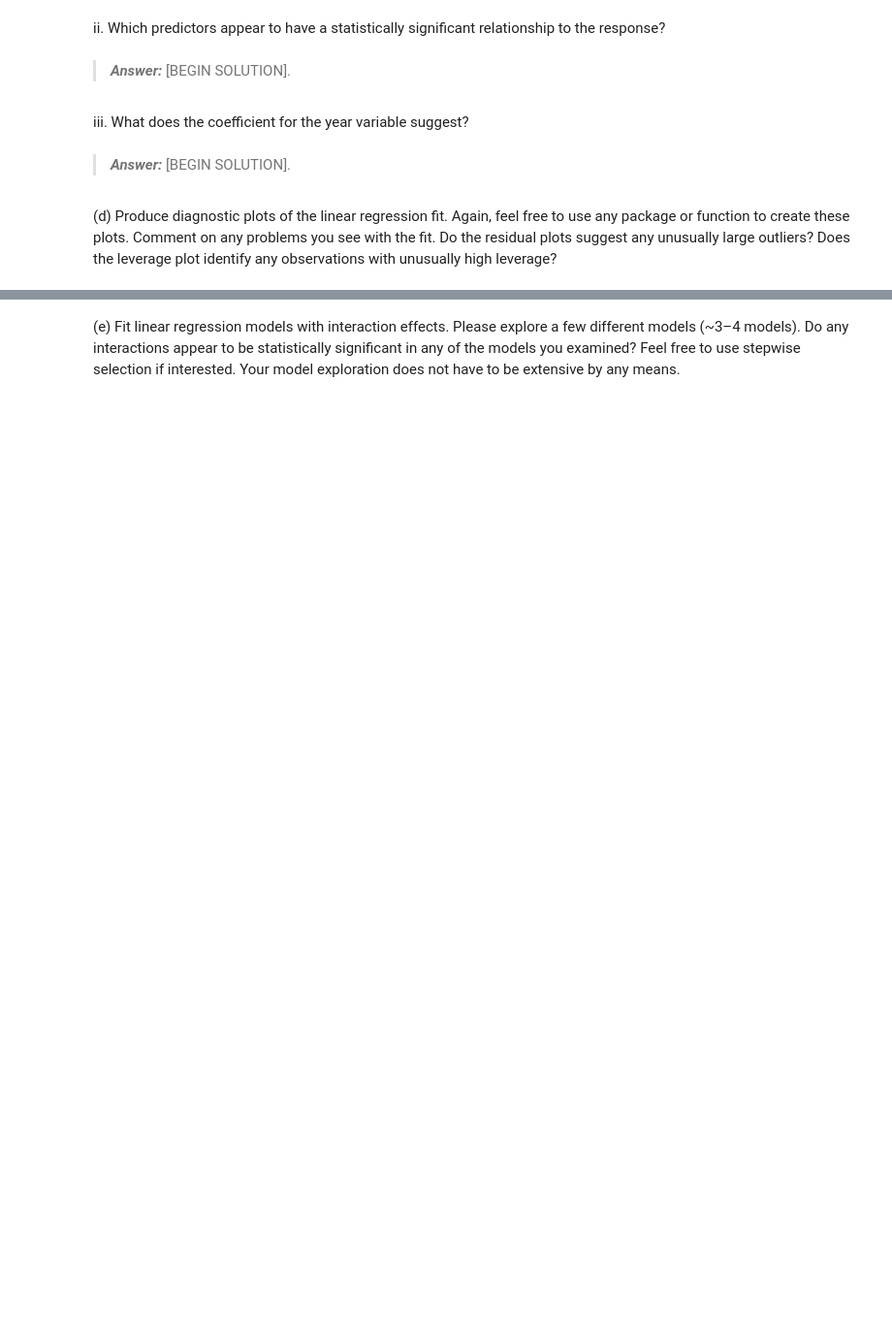
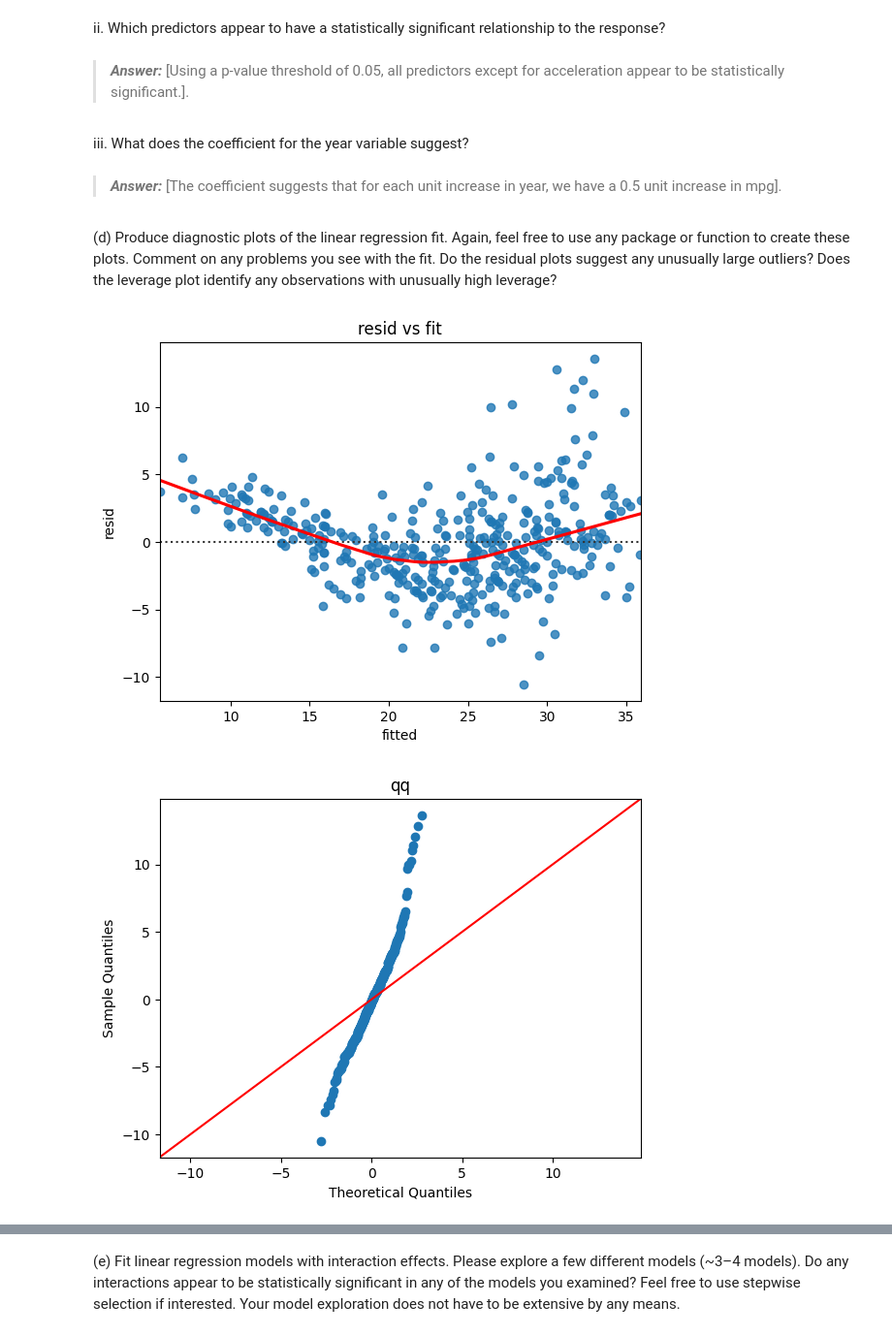
Before and after one commit to christian-ortmann/INFO521, a Jupyter notebook: ortmann_hw3_521.ipynb, the cells around one changed output, grey strips where cells are left out. Shown at 97% size. Drawn from its saved outputs; the diff is of its cells as text; code cells hidden in the pictures; blank space fills up the shorter version.

```diff
--- a/ortmann_hw3_521.ipynb
+++ b/ortmann_hw3_521.ipynb
@@ -254,4 +307,10 @@ c) Use the `statsmodels.api` package to perform a multiple linear regression wit
 # %%
 # BEGIN SOLUTION
 
+data = auto.drop(columns = ['name','mpg'])
+
+mlrModel = sm.OLS(auto['mpg'], data).fit()
+print(mlrModel.summary())
+
+
 # END SOLUTION
@@ -262,14 +339,68 @@ i. Is there a significant association between the predictors and the response?
 # %% [markdown]
 ii. Which predictors appear to have a statistically significant relationship to the response?
 # %% [markdown]
-> **_Answer:_**  [BEGIN SOLUTION].
+> **_Answer:_**  [Using a p-value threshold of 0.05, all predictors except for acceleration appear to be statistically significant.].
 # %% [markdown]
 iii. What does the coefficient for the year variable suggest?
 # %% [markdown]
-> **_Answer:_**  [BEGIN SOLUTION].
+> **_Answer:_**  [The coefficient suggests that for each unit increase in year, we have a 0.5 unit increase in mpg].
 # %% [markdown]
 (d) Produce diagnostic plots of the linear regression fit. Again, feel free to use any package or function to create these plots. Comment on any problems you see with the fit. Do the residual plots suggest any unusually large outliers? Does the leverage plot identify any observations with unusually high leverage?
 # %%
 # BEGIN SOLUTION
 
+model = mlrModel
+
+#---------------------------
+#residual vs fitted
+#---------------------------
+
+residFit = sns.residplot(x = model.fittedvalues, y = auto['mpg'], lowess=True, line_kws= {'color':'red'})
+plt.title('resid vs fit')
+plt.xlabel('fitted')
+plt.ylabel('resid')
+
+#---------------------------
+#qq
+#---------------------------
+
+qq = sm.graphics.qqplot(model.resid, line = '45')
+plt.title('qq')
+
+#---------------------------
+#scale-location
+#---------------------------
+
+plt.figure()
+plt.scatter(model.fittedvalues, np.sqrt(np.abs(model.get_influence().resid_studentized_internal)), alpha=0.5)
+sns.regplot(x = model.fittedvalues, y = np.sqrt(np.abs(model.get_influence().resid_studentized_internal)),
+            scatter=False,
+            ci=False,
+            lowess=True,
+            line_kws={'color': 'red', 'lw': 1, 'alpha': 0.8})
+plt.title('scale-location')
+plt.xlabel('fitted')
+plt.ylabel('stand resid')
+
+#---------------------------
+#residuals vs leverage
+#---------------------------
+
+plt.figure()
+plot = sns.scatterplot(x=model.get_influence().hat_matrix_diag, y=model.get_influence().resid_studentized_internal)
+plot.axhline(y=0, linewidth=1, color = 'red')
+plt.title('resid vs leverage')
+plt.xlabel('leverage')
+plt.ylabel('resid')
+
+#---------------------------
+#influence
+#---------------------------
+
+influ = sm.graphics.influence_plot(model, criterion="cooks")
+
+
 # END SOLUTION
+# %% [output]
+[figure, added]
+[figure, added]
```
Also changed, not shown: parts of 10 cells of this notebook.
